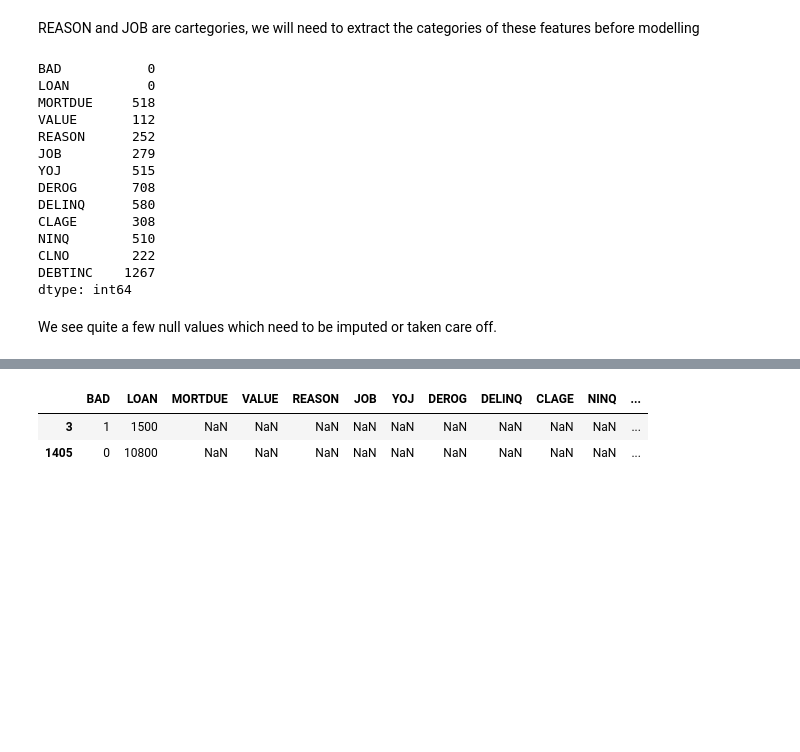
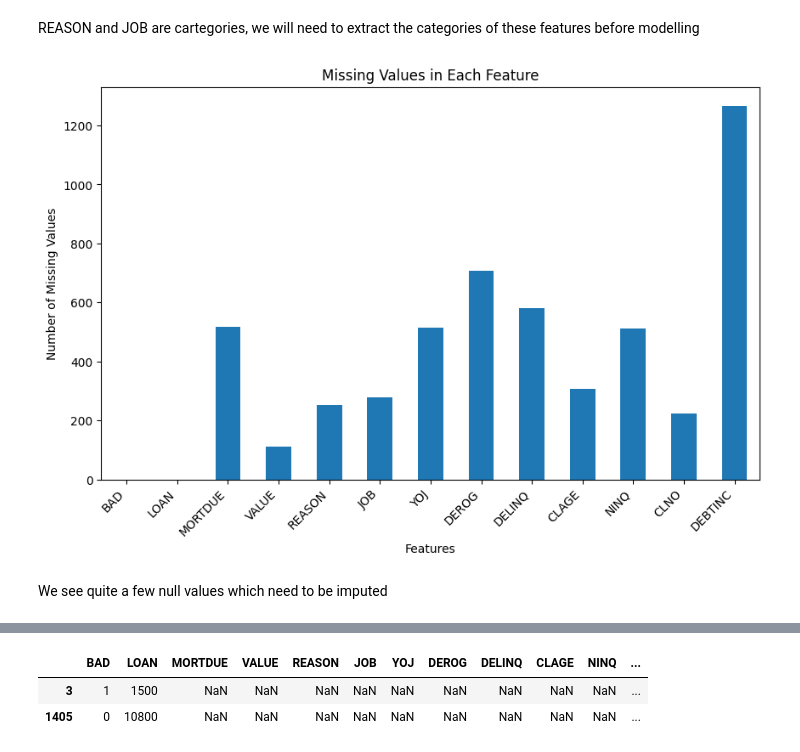
Before and after one commit to 4rn3/loan_default_prediction, a Jupyter notebook: data_analysis.ipynb, the cells around one changed output, grey strips where cells are left out. Cells and saved outputs as stored; diff of their text form; code cells hidden in the pictures; blank space fills up the shorter version.

```diff
--- a/data_analysis.ipynb
+++ b/data_analysis.ipynb
@@ -62,25 +62,21 @@ DEBTINC    float64
 dtype: object
 # %% [markdown]
 REASON and JOB are cartegories, we will need to extract the categories of these features before modelling
-# %%
-df.isnull().sum()
-# %% [output]
-BAD           0
-LOAN          0
-MORTDUE     518
-VALUE       112
-REASON      252
-JOB         279
-YOJ         515
-DEROG       708
-DELINQ      580
-CLAGE       308
-NINQ        510
-CLNO        222
-DEBTINC    1267
-dtype: int64
+# %%
+missing_values = df.isnull().sum()
+
+plt.figure(figsize=(10, 6))
+missing_values.plot(kind='bar')
+plt.title('Missing Values in Each Feature')
+plt.xlabel('Features')
+plt.ylabel('Number of Missing Values')
+plt.xticks(rotation=45, ha='right')
+plt.savefig('./images/missing_val.png', bbox_inches='tight')
+plt.show()
+# %% [output]
+[figure, added]
 # %% [markdown]
-We see quite a few null values which need to be imputed or taken care off.<br>
+We see quite a few null values which need to be imputed<br>
 # %%
 df.describe()
 # %% [output]
```
Also changed, not shown: parts of 12 cells of this notebook.
